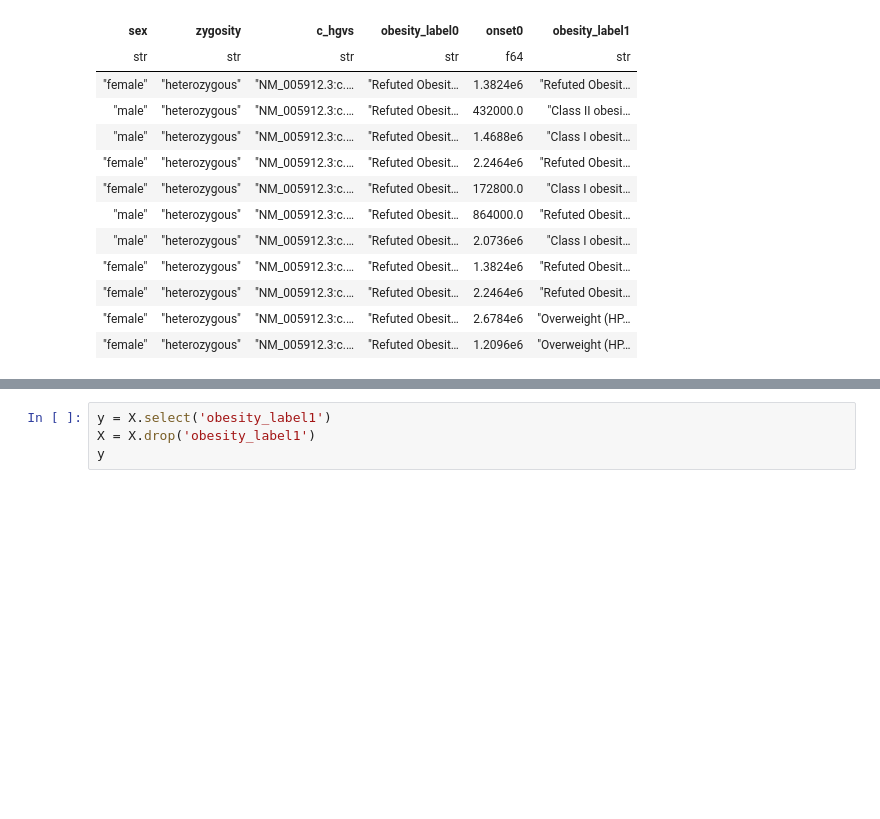
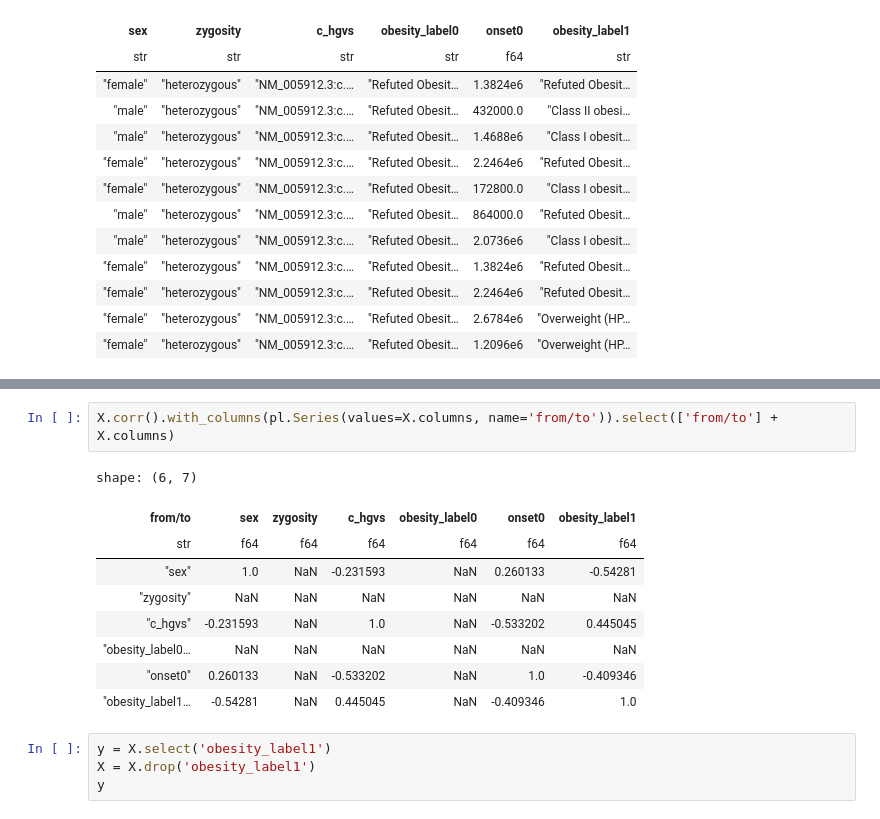
Before and after one commit to BIH-CEI/ERKER2Phenopackets, a Jupyter notebook: ERKER2Phenopackets/src/analysis/ml/analyse.ipynb, the cells around one changed output, grey strips where cells are left out. Saved outputs shown, nothing was run; the diff lists cells and outputs as text; blank space fills up the shorter version.

```diff
--- a/ERKER2Phenopackets/src/analysis/ml/analyse.ipynb
+++ b/ERKER2Phenopackets/src/analysis/ml/analyse.ipynb
@@ -946,3 +946,15 @@ shape: (11, 6)
+# %%
+X.corr().with_columns(pl.Series(values=X.columns, name='from/to')).select(['from/to'] + X.columns)
+# %% [output]
+shape: (6, 7)
+| from/to | sex | zygosity | c_hgvs | obesity_label0 | onset0 | obesity_label1 |
+| str | f64 | f64 | f64 | f64 | f64 | f64 |
+| "sex" | 1.0 | NaN | -0.231593 | NaN | 0.260133 | -0.54281 |
+| "zygosity" | NaN | NaN | NaN | NaN | NaN | NaN |
+| "c_hgvs" | -0.231593 | NaN | 1.0 | NaN | -0.533202 | 0.445045 |
+| "obesity_label0… | NaN | NaN | NaN | NaN | NaN | NaN |
+| "onset0" | 0.260133 | NaN | -0.533202 | NaN | 1.0 | -0.409346 |
+| "obesity_label1… | -0.54281 | NaN | 0.445045 | NaN | -0.409346 | 1.0 |
 # %%
 y = X.select('obesity_label1')
 X = X.drop('obesity_label1')
```
Also changed, not shown: parts of 1 cell of this notebook.
